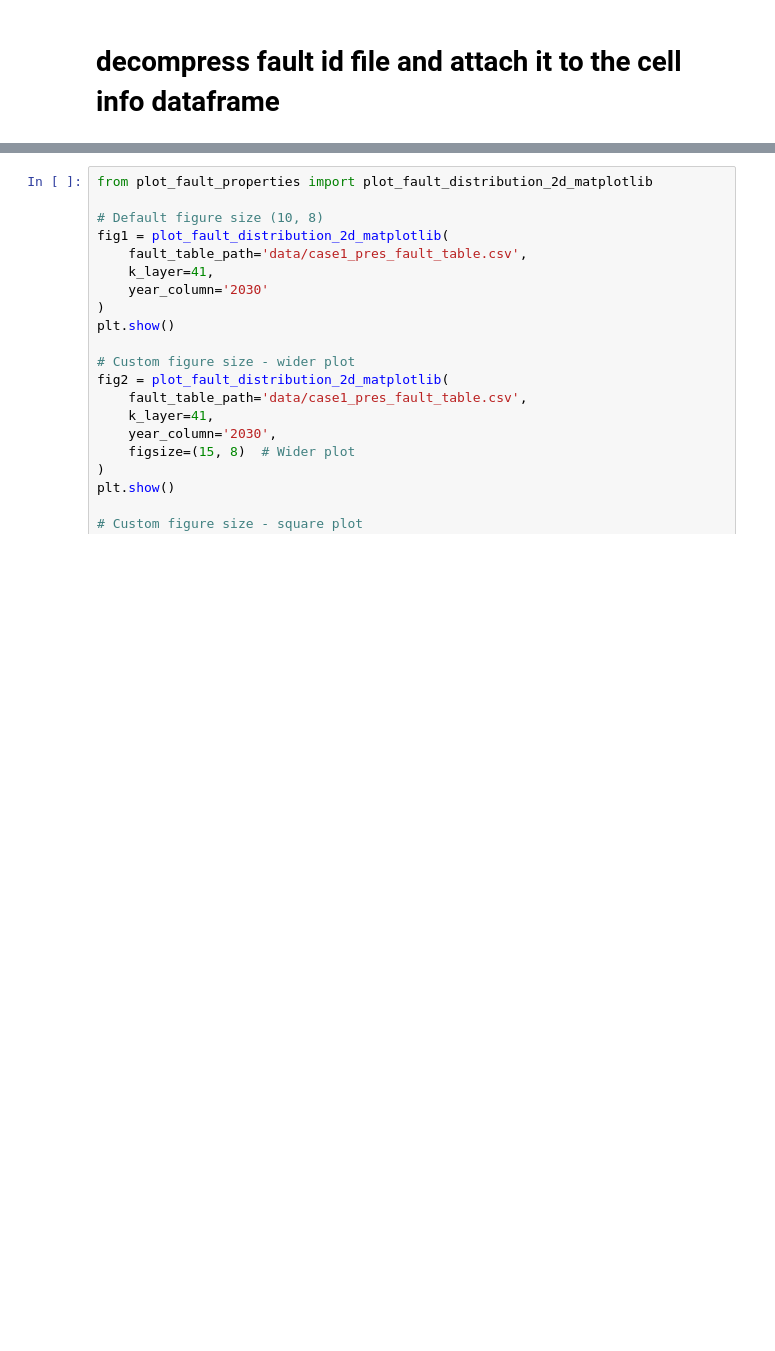
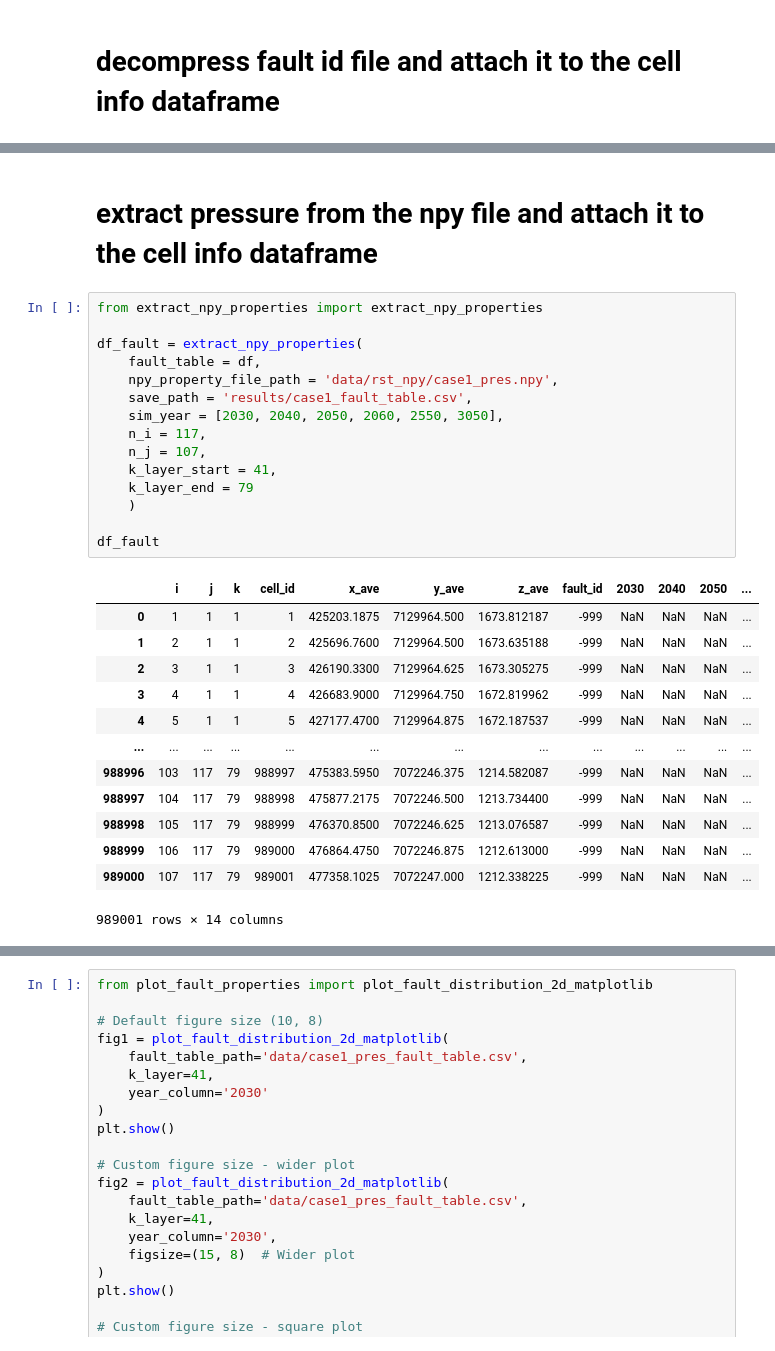
Before and after one commit to JihuiDing/postCMGsim, a Jupyter notebook: nb_main.ipynb, the cells around one changed output, grey strips where cells are left out. Saved outputs shown, nothing was run; the diff lists cells and outputs as text; blank space fills up the shorter version.

```diff
--- a/nb_main.ipynb
+++ b/nb_main.ipynb
@@ -90,0 +48,31 @@ df_fault
+# %% [markdown]
+# extract pressure from the npy file and attach it to the cell info dataframe
+# %%
+from extract_npy_properties import extract_npy_properties
+
+df_fault = extract_npy_properties(
+    fault_table = df,
+    npy_property_file_path = 'data/rst_npy/case1_pres.npy',
+    save_path = 'results/case1_fault_table.csv',
+    sim_year = [2030, 2040, 2050, 2060, 2550, 3050],
+    n_i = 117,
+    n_j = 107,
+    k_layer_start = 41,
+    k_layer_end = 79
+    )
+
+df_fault
+# %% [output]
+|  | i | j | k | cell_id | x_ave | y_ave | z_ave | fault_id | 2030 | 2040 | 2050 | ... |
+| 0 | 1 | 1 | 1 | 1 | 425203.1875 | 7129964.500 | 1673.812187 | -999 | NaN | NaN | NaN | ... |
+| 1 | 2 | 1 | 1 | 2 | 425696.7600 | 7129964.500 | 1673.635188 | -999 | NaN | NaN | NaN | ... |
+| 2 | 3 | 1 | 1 | 3 | 426190.3300 | 7129964.625 | 1673.305275 | -999 | NaN | NaN | NaN | ... |
+| 3 | 4 | 1 | 1 | 4 | 426683.9000 | 7129964.750 | 1672.819962 | -999 | NaN | NaN | NaN | ... |
+| 4 | 5 | 1 | 1 | 5 | 427177.4700 | 7129964.875 | 1672.187537 | -999 | NaN | NaN | NaN | ... |
+| ... | ... | ... | ... | ... | ... | ... | ... | ... | ... | ... | ... | ... |
+| 988996 | 103 | 117 | 79 | 988997 | 475383.5950 | 7072246.375 | 1214.582087 | -999 | NaN | NaN | NaN | ... |
+| 988997 | 104 | 117 | 79 | 988998 | 475877.2175 | 7072246.500 | 1213.734400 | -999 | NaN | NaN | NaN | ... |
+| 988998 | 105 | 117 | 79 | 988999 | 476370.8500 | 7072246.625 | 1213.076587 | -999 | NaN | NaN | NaN | ... |
+| 988999 | 106 | 117 | 79 | 989000 | 476864.4750 | 7072246.875 | 1212.613000 | -999 | NaN | NaN | NaN | ... |
+| 989000 | 107 | 117 | 79 | 989001 | 477358.1025 | 7072247.000 | 1212.338225 | -999 | NaN | NaN | NaN | ... |
+989001 rows × 14 columns
```
Also changed, not shown: parts of 10 cells of this notebook, 3 other files.
